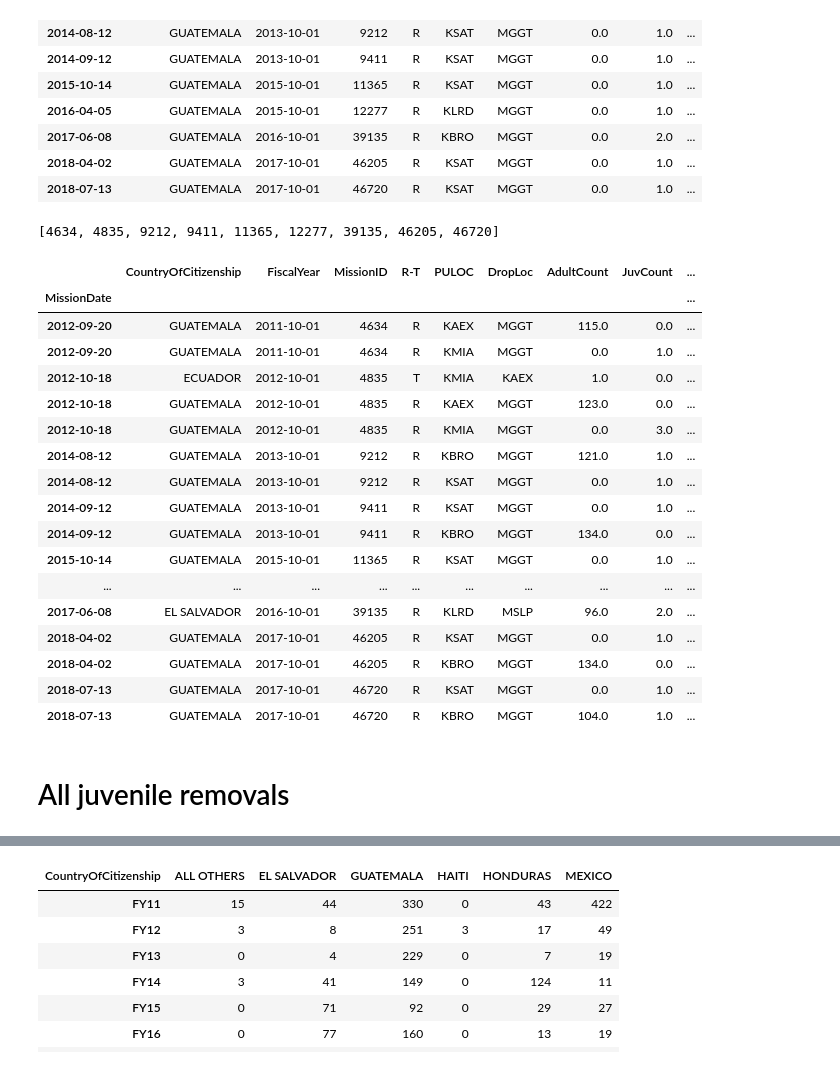
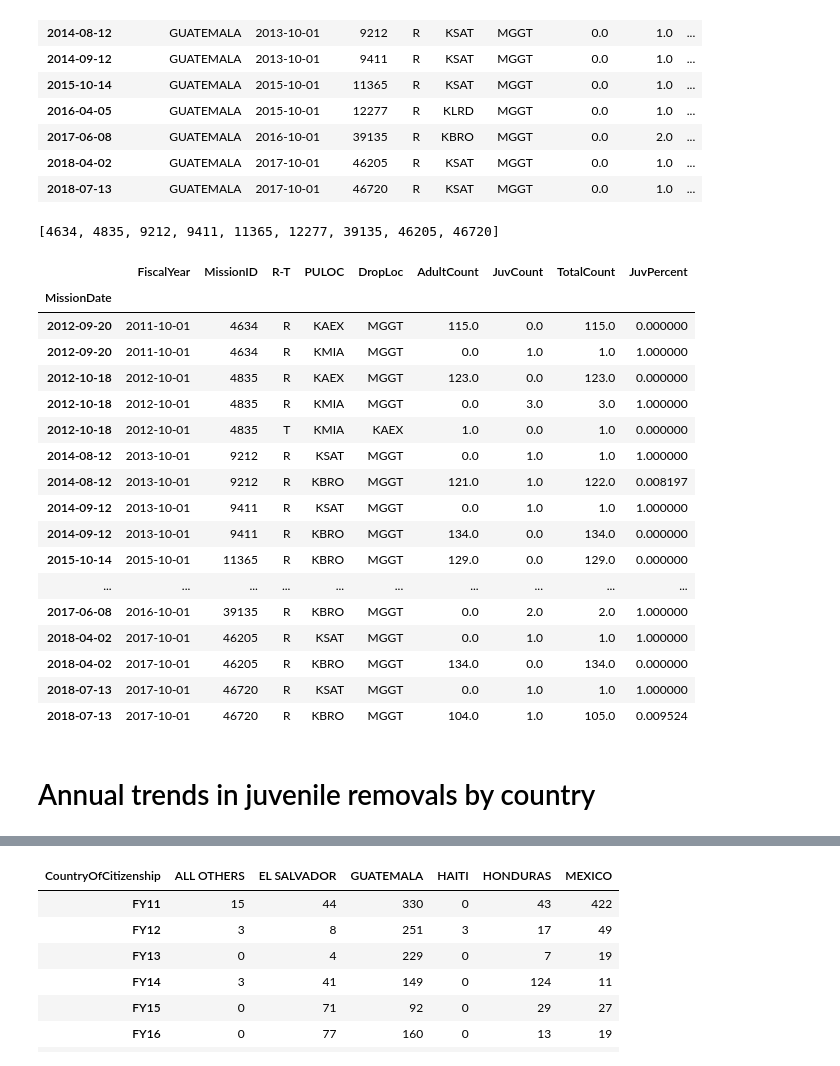
Before and after one commit to UWCHR/ice-air, a Jupyter notebook: analyze/note/juveniles.ipynb, the cells around one changed output, grey strips where cells are left out. Saved outputs shown, nothing was run; the diff lists cells and outputs as text; code cells hidden in the pictures.

```diff
--- a/analyze/note/juveniles.ipynb
+++ b/analyze/note/juveniles.ipynb
@@ -168,0 +191,16 @@ all_juv_removals['JuvCount'].max()
+# %%
+g_nat = df.groupby(['CountryOfCitizenship','MissionDate', pd.Grouper(freq='AS-OCT'), 'MissionID', 'R-T', 'PULOC', 'DropLoc', 'Juvenile'])
+t_nat = g_nat.agg({'AlienMasterID': pd.Series.nunique}) # Counting unique AlienMasterID values per flight
+
+t_nat = t_nat.unstack('Juvenile') # Splitting our count of unique AlienMasterIDs into categories by juvenile status
+t_nat = t_nat['AlienMasterID'].reset_index() # There's probably a better way of doing this than `reset_axis()`
+
+t_nat.columns.name = None
+t_nat = t_nat.rename({False: 'AdultCount', True: 'JuvCount'}, axis=1)
+
+t_nat[['AdultCount', 'JuvCount']] = t_nat[['AdultCount', 'JuvCount']].fillna(0)
+t_nat['TotalCount'] = t_nat['AdultCount'] + t_nat['JuvCount']
+t_nat['JuvPercent'] = t_nat['JuvCount'] / t_nat['TotalCount']
+
+t_nat.set_index('MissionDate', inplace=True)
+t_nat.head()
@@ -168,0 +215,5 @@ all_juv_removals['JuvCount'].max()
+# %%
+tr_nat = t_nat[t_nat['R-T'] == 'R'].copy()
+tr_nat.sort_index(inplace=True)
+tt_nat = t_nat[t_nat['R-T'] == 'T'].copy()
+tt_nat.sort_index(inplace=True)
@@ -171,4 +229,4 @@ nationality = 'GUATEMALA'
 # %%
-guate_removals = tr[tr['CountryOfCitizenship'] == nationality].copy()
-guate_transfers = tt[tt['CountryOfCitizenship'] == nationality].copy()
+nat_removals = tr_nat[tr_nat['CountryOfCitizenship'] == nationality.upper()].copy()
+nat_transfers = tt_nat[tt_nat['CountryOfCitizenship'] == nationality.upper()].copy()
 # %%
@@ -223,31 +295,31 @@ guate_removals[guate_removals['JuvPercent'] == 1]
 | 2018-04-02 | GUATEMALA | 2017-10-01 | 46205 | R | KSAT | MGGT | 0.0 | 1.0 | ... |
 | 2018-07-13 | GUATEMALA | 2017-10-01 | 46720 | R | KSAT | MGGT | 0.0 | 1.0 | ... |
 # %%
-only_guate_juveniles = list(guate_removals[guate_removals['JuvPercent'] == 1]['MissionID'])
+only_nat_juveniles = list(nat_removals[nat_removals['JuvPercent'] == 1]['MissionID'])
-# %%
-only_guate_juveniles
-# %% [output]
-[4634, 4835, 9212, 9411, 11365, 12277, 39135, 46205, 46720]
+# %%
+only_nat_juveniles
+# %% [output]
+[4634, 4835, 9212, 9411, 11365, 12277, 39135, 46205, 46720]
 # %%
-t[t['MissionID'].isin(only_guate_juveniles)].sort_values(by='MissionID')
+t[t['MissionID'].isin(only_nat_juveniles)].sort_values(by='MissionID')
 # %% [output]
-|  | CountryOfCitizenship | FiscalYear | MissionID | R-T | PULOC | DropLoc | AdultCount | JuvCount | ... |
-| MissionDate |  |  |  |  |  |  |  |  | ... |
-| 2012-09-20 | GUATEMALA | 2011-10-01 | 4634 | R | KAEX | MGGT | 115.0 | 0.0 | ... |
-| 2012-09-20 | GUATEMALA | 2011-10-01 | 4634 | R | KMIA | MGGT | 0.0 | 1.0 | ... |
-| 2012-10-18 | ECUADOR | 2012-10-01 | 4835 | T | KMIA | KAEX | 1.0 | 0.0 | ... |
-| 2012-10-18 | GUATEMALA | 2012-10-01 | 4835 | R | KAEX | MGGT | 123.0 | 0.0 | ... |
-| 2012-10-18 | GUATEMALA | 2012-10-01 | 4835 | R | KMIA | MGGT | 0.0 | 3.0 | ... |
-| 2014-08-12 | GUATEMALA | 2013-10-01 | 9212 | R | KBRO | MGGT | 121.0 | 1.0 | ... |
-| 2014-08-12 | GUATEMALA | 2013-10-01 | 9212 | R | KSAT | MGGT | 0.0 | 1.0 | ... |
-| 2014-09-12 | GUATEMALA | 2013-10-01 | 9411 | R | KSAT | MGGT | 0.0 | 1.0 | ... |
-| 2014-09-12 | GUATEMALA | 2013-10-01 | 9411 | R | KBRO | MGGT | 134.0 | 0.0 | ... |
-| 2015-10-14 | GUATEMALA | 2015-10-01 | 11365 | R | KSAT | MGGT | 0.0 | 1.0 | ... |
+|  | FiscalYear | MissionID | R-T | PULOC | DropLoc | AdultCount | JuvCount | TotalCount | JuvPercent |
+| MissionDate |  |  |  |  |  |  |  |  |  |
+| 2012-09-20 | 2011-10-01 | 4634 | R | KAEX | MGGT | 115.0 | 0.0 | 115.0 | 0.000000 |
+| 2012-09-20 | 2011-10-01 | 4634 | R | KMIA | MGGT | 0.0 | 1.0 | 1.0 | 1.000000 |
+| 2012-10-18 | 2012-10-01 | 4835 | R | KAEX | MGGT | 123.0 | 0.0 | 123.0 | 0.000000 |
+| 2012-10-18 | 2012-10-01 | 4835 | R | KMIA | MGGT | 0.0 | 3.0 | 3.0 | 1.000000 |
+| 2012-10-18 | 2012-10-01 | 4835 | T | KMIA | KAEX | 1.0 | 0.0 | 1.0 | 0.000000 |
+| 2014-08-12 | 2013-10-01 | 9212 | R | KSAT | MGGT | 0.0 | 1.0 | 1.0 | 1.000000 |
+| 2014-08-12 | 2013-10-01 | 9212 | R | KBRO | MGGT | 121.0 | 1.0 | 122.0 | 0.008197 |
+| 2014-09-12 | 2013-10-01 | 9411 | R | KSAT | MGGT | 0.0 | 1.0 | 1.0 | 1.000000 |
+| 2014-09-12 | 2013-10-01 | 9411 | R | KBRO | MGGT | 134.0 | 0.0 | 134.0 | 0.000000 |
+| 2015-10-14 | 2015-10-01 | 11365 | R | KBRO | MGGT | 129.0 | 0.0 | 129.0 | 0.000000 |
 | ... | ... | ... | ... | ... | ... | ... | ... | ... | ... |
-| 2017-06-08 | EL SALVADOR | 2016-10-01 | 39135 | R | KLRD | MSLP | 96.0 | 2.0 | ... |
-| 2018-04-02 | GUATEMALA | 2017-10-01 | 46205 | R | KSAT | MGGT | 0.0 | 1.0 | ... |
-| 2018-04-02 | GUATEMALA | 2017-10-01 | 46205 | R | KBRO | MGGT | 134.0 | 0.0 | ... |
-| 2018-07-13 | GUATEMALA | 2017-10-01 | 46720 | R | KSAT | MGGT | 0.0 | 1.0 | ... |
-| 2018-07-13 | GUATEMALA | 2017-10-01 | 46720 | R | KBRO | MGGT | 104.0 | 1.0 | ... |
+| 2017-06-08 | 2016-10-01 | 39135 | R | KBRO | MGGT | 0.0 | 2.0 | 2.0 | 1.000000 |
+| 2018-04-02 | 2017-10-01 | 46205 | R | KSAT | MGGT | 0.0 | 1.0 | 1.0 | 1.000000 |
+| 2018-04-02 | 2017-10-01 | 46205 | R | KBRO | MGGT | 134.0 | 0.0 | 134.0 | 0.000000 |
+| 2018-07-13 | 2017-10-01 | 46720 | R | KSAT | MGGT | 0.0 | 1.0 | 1.0 | 1.000000 |
+| 2018-07-13 | 2017-10-01 | 46720 | R | KBRO | MGGT | 104.0 | 1.0 | 105.0 | 0.009524 |
 # %% [markdown]
-# All juvenile removals
+# Annual trends in juvenile removals by country
```
Also changed, not shown: parts of 68 cells of this notebook.
